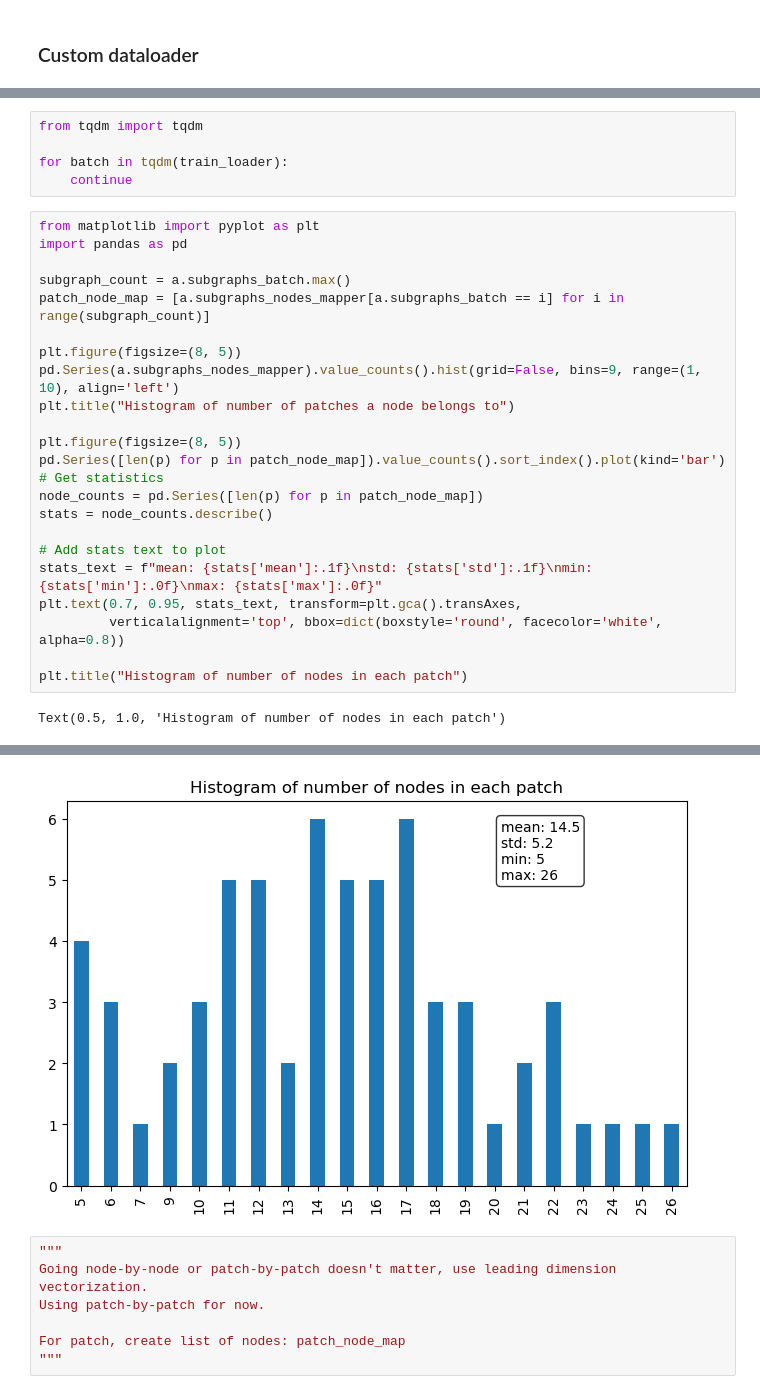
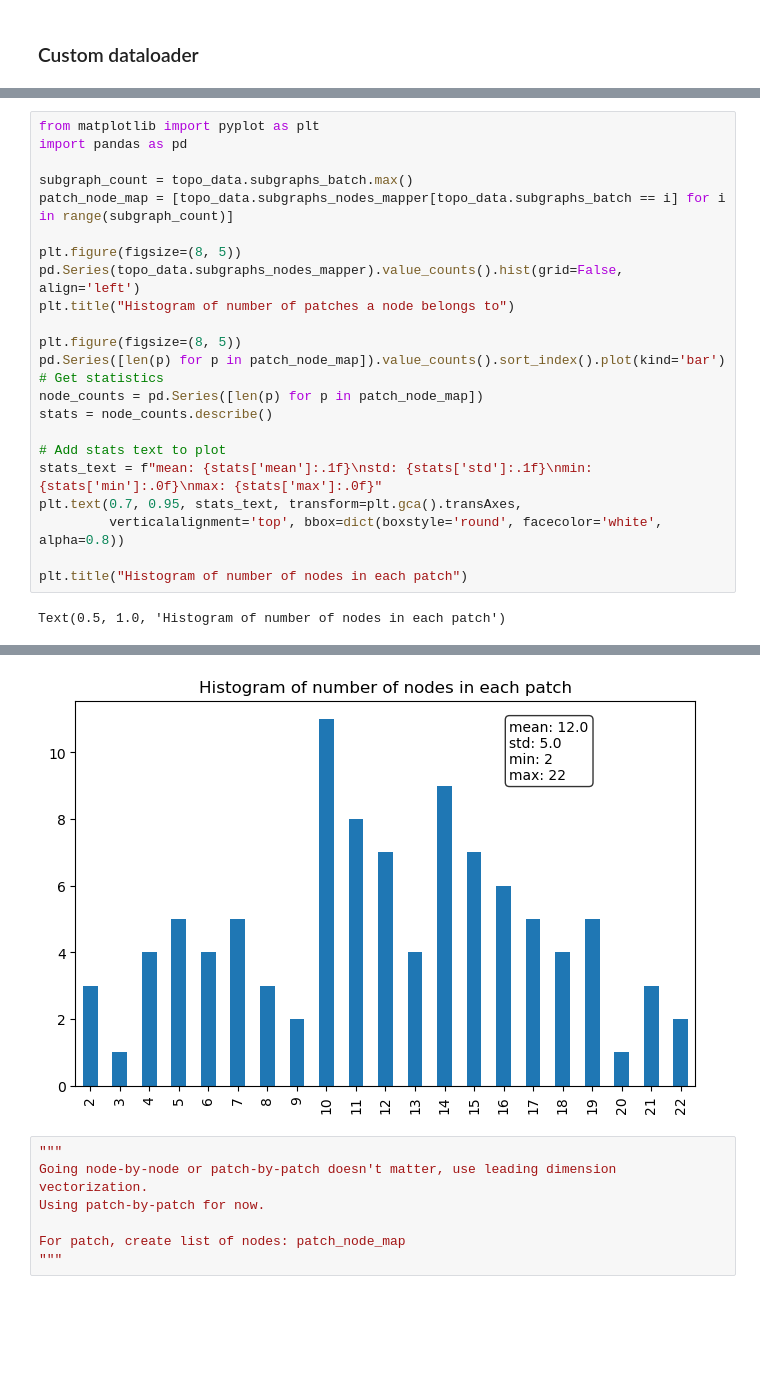
Before and after one commit to Mu-Bilal/Temporal-Graph-MLP-Mixer, a Jupyter notebook: src/TGMM-1/dev/dev1.ipynb, the cells around one changed output, grey strips where cells are left out. Drawn from its saved outputs; the diff is of its cells as text; blank space fills up the shorter version.

Commit message:
Added Node mixer; Misc cleanup

```diff
--- a/src/TGMM-1/dev/dev1.ipynb
+++ b/src/TGMM-1/dev/dev1.ipynb
@@ -141,17 +130,12 @@ plt.show()
-# %%
-from tqdm import tqdm
-
-for batch in tqdm(train_loader):
-    continue
 # %%
 from matplotlib import pyplot as plt
 import pandas as pd
 
-subgraph_count = a.subgraphs_batch.max()
-patch_node_map = [a.subgraphs_nodes_mapper[a.subgraphs_batch == i] for i in range(subgraph_count)]
+subgraph_count = topo_data.subgraphs_batch.max()
+patch_node_map = [topo_data.subgraphs_nodes_mapper[topo_data.subgraphs_batch == i] for i in range(subgraph_count)]
 
 plt.figure(figsize=(8, 5))
-pd.Series(a.subgraphs_nodes_mapper).value_counts().hist(grid=False, bins=9, range=(1, 10), align='left')
+pd.Series(topo_data.subgraphs_nodes_mapper).value_counts().hist(grid=False, align='left')
 plt.title("Histogram of number of patches a node belongs to")
 
 plt.figure(figsize=(8, 5))
@@ -172,4 +156,4 @@ Text(0.5, 1.0, 'Histogram of number of nodes in each patch')
-[figure, old version]
+[figure, new version]
 # %%
 """
 Going node-by-node or patch-by-patch doesn't matter, use leading dimension vectorization.
```
Also changed, not shown: parts of 7 cells of this notebook, 7 other files.
